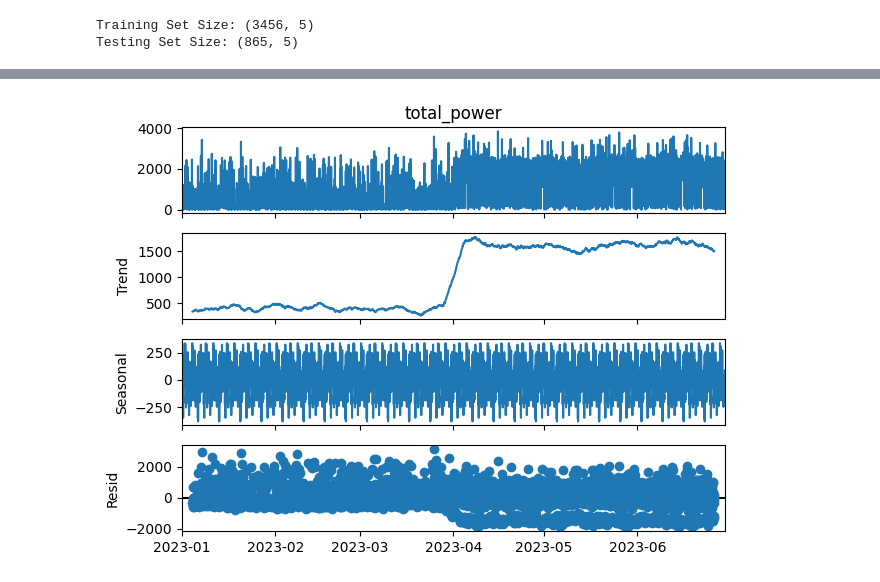
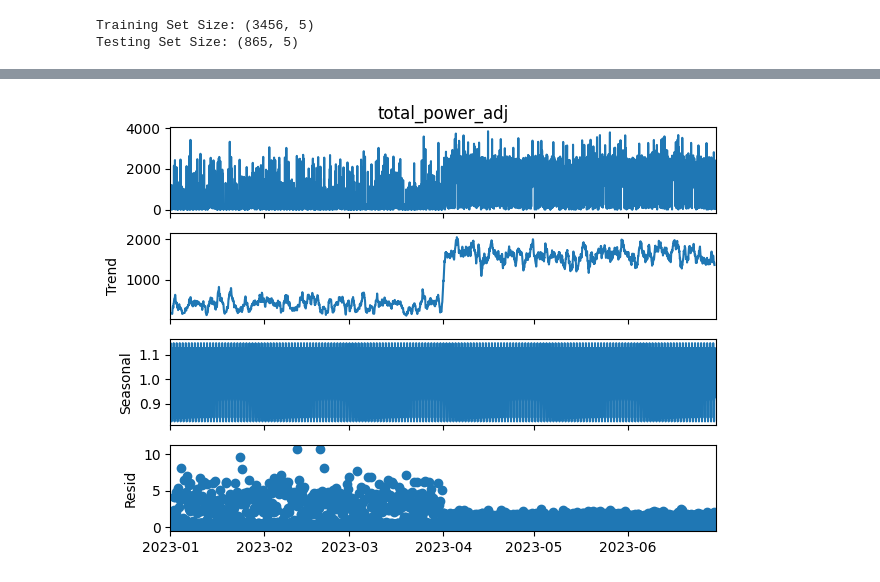
Before and after one commit to mailech/SmartEnergy-Consumption, a Jupyter notebook: Data.ipynb, the cells around one changed output, grey strips where cells are left out. Saved outputs shown, nothing was run; the diff lists cells and outputs as text; code cells hidden in the pictures.

Commit message:
seasonal decompostion

```diff
--- a/Data.ipynb
+++ b/Data.ipynb
@@ -215,6 +202,11 @@ plt.show()
-# %%
-result_week = seasonal_decompose(df['total_power'], model='additive', period=168)
-result_week.plot()
-plt.show()
-# %% [output]
-[figure, removed]
+# %%
+df['total_power_adj'] = df['total_power'] + 1
+
+decomp = seasonal_decompose(df['total_power_adj'],
+                            model='multiplicative',
+                            period=24)
+
+decomp.plot()
+plt.show()
+# %% [output]
+[figure, added]
```
Also changed, not shown: parts of 8 cells of this notebook.
